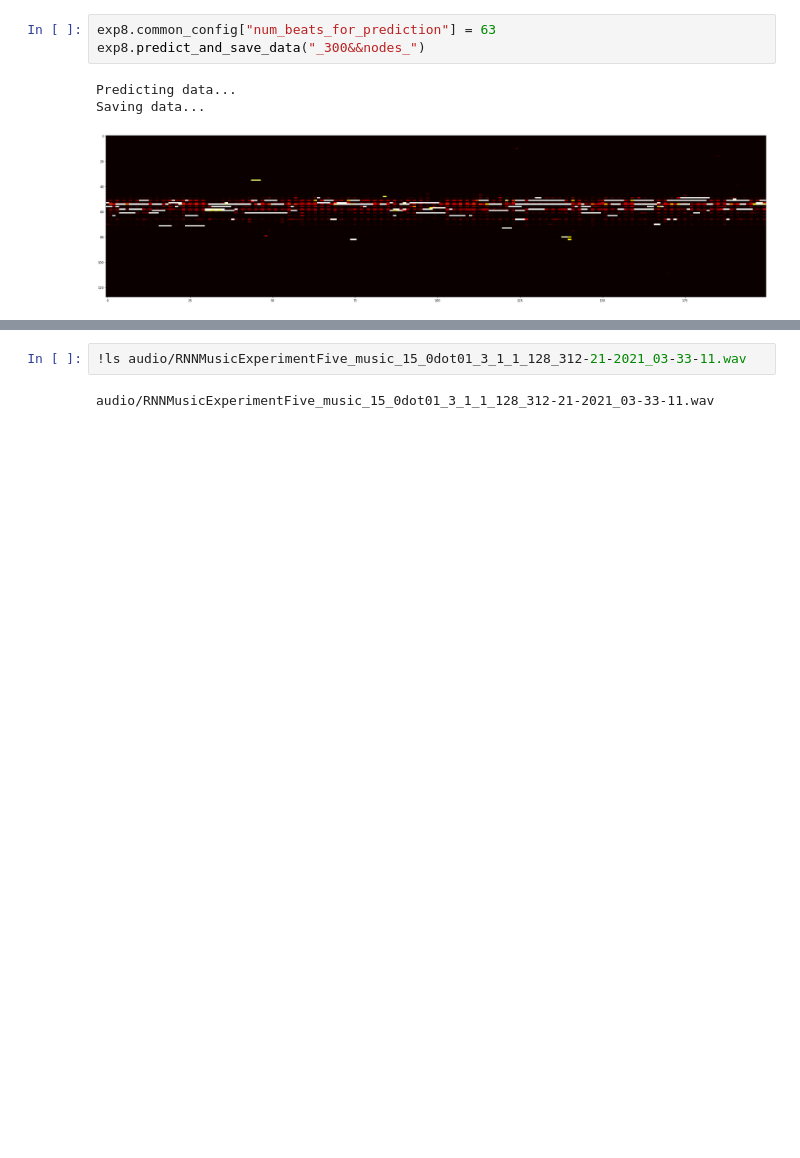
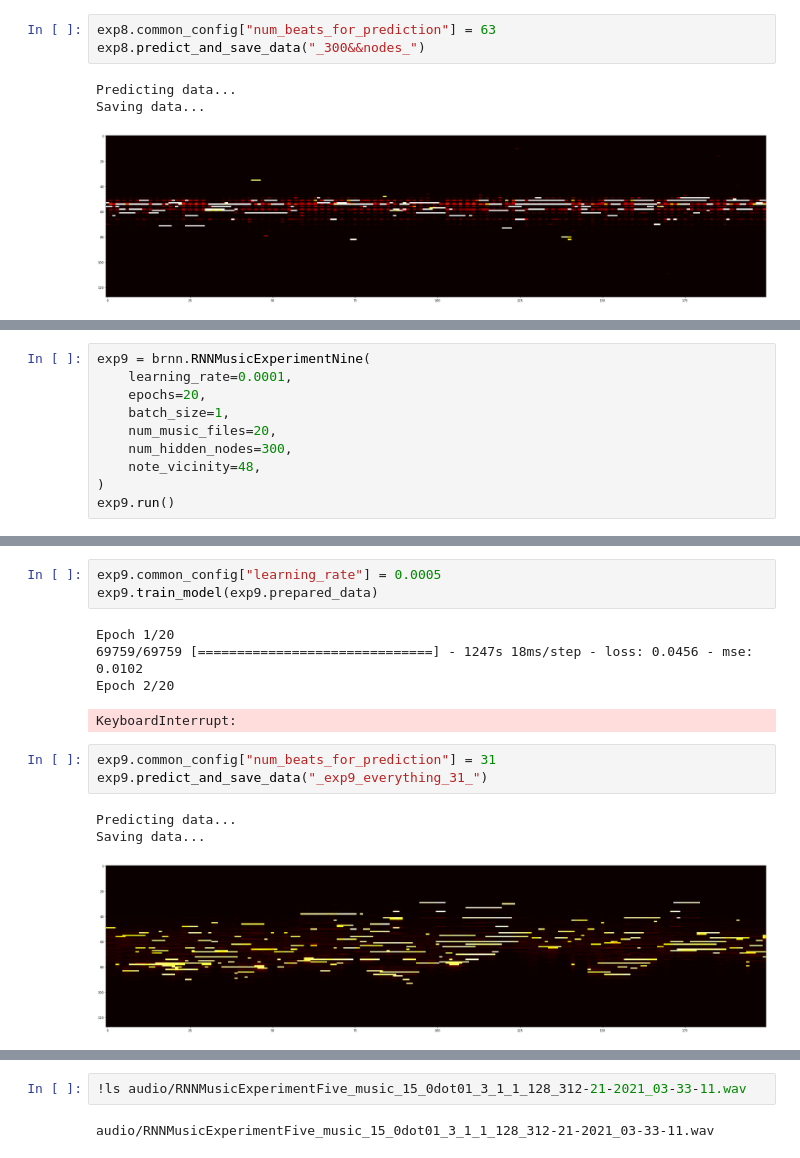
Before and after one commit to jannikjw/music_generation_rnn, a Jupyter notebook: rnn-music-generation.ipynb, the cells around one changed output, grey strips where cells are left out. Drawn from its saved outputs; the diff is of its cells as text; blank space fills up the shorter version.

Commit message:
Adding experiment 9 output

```diff
--- a/rnn-music-generation.ipynb
+++ b/rnn-music-generation.ipynb
@@ -651,0 +656,10 @@ Saving data...
+# %%
+exp9 = brnn.RNNMusicExperimentNine(
+    learning_rate=0.0001,
+    epochs=20,
+    batch_size=1,
+    num_music_files=20,
+    num_hidden_nodes=300,
+    note_vicinity=48,
+)
+exp9.run()
@@ -651,0 +686,15 @@ Saving data...
+# %%
+exp9.common_config["learning_rate"] = 0.0005
+exp9.train_model(exp9.prepared_data)
+# %% [output]
+Epoch 1/20
+69759/69759 [==============================] - 1247s 18ms/step - loss: 0.0456 - mse: 0.0102
+Epoch 2/20
+KeyboardInterrupt:
+# %%
+exp9.common_config["num_beats_for_prediction"] = 31
+exp9.predict_and_save_data("_exp9_everything_31_")
+# %% [output]
+Predicting data...
+Saving data...
+[figure, added]
```
Also changed, not shown: parts of 7 cells of this notebook, 2 other files.
